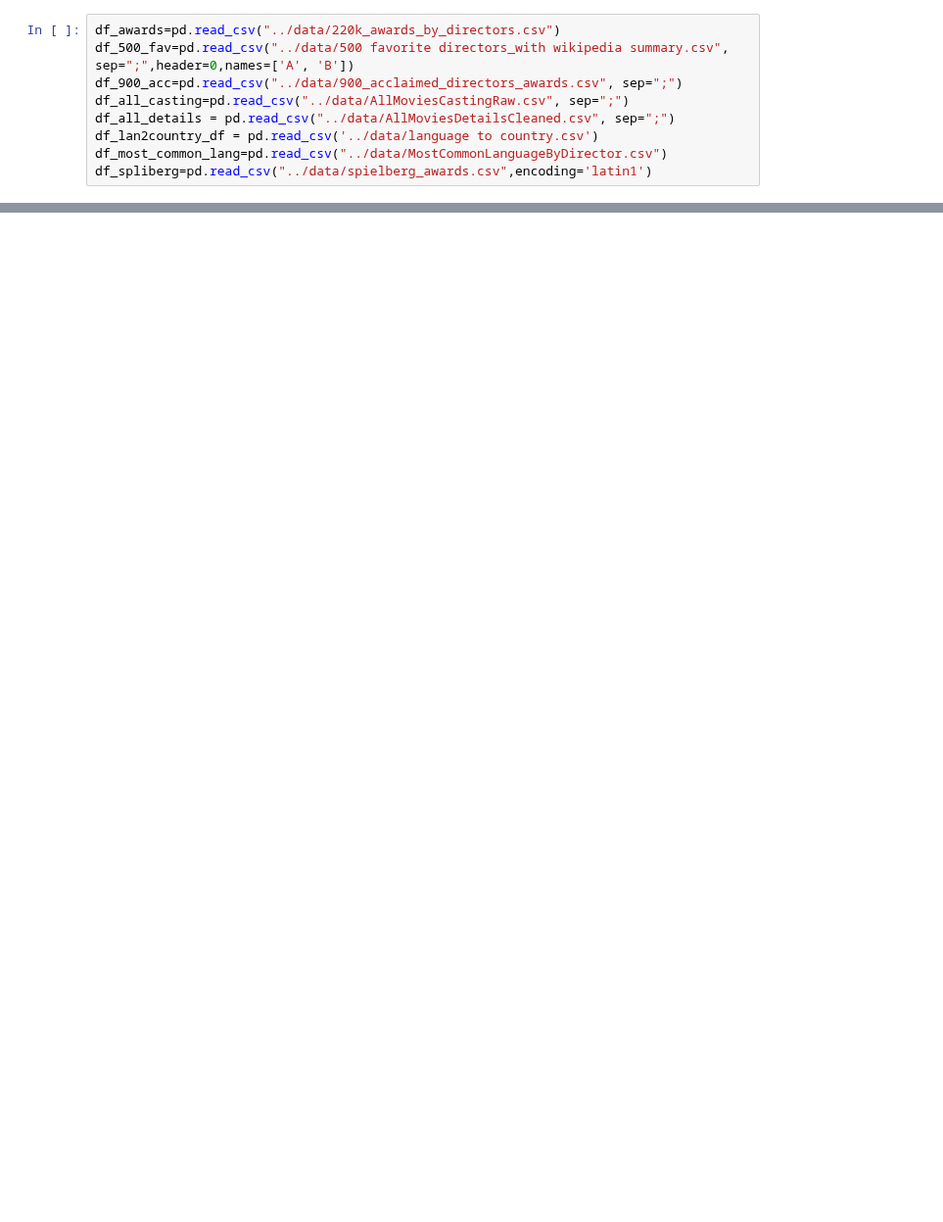
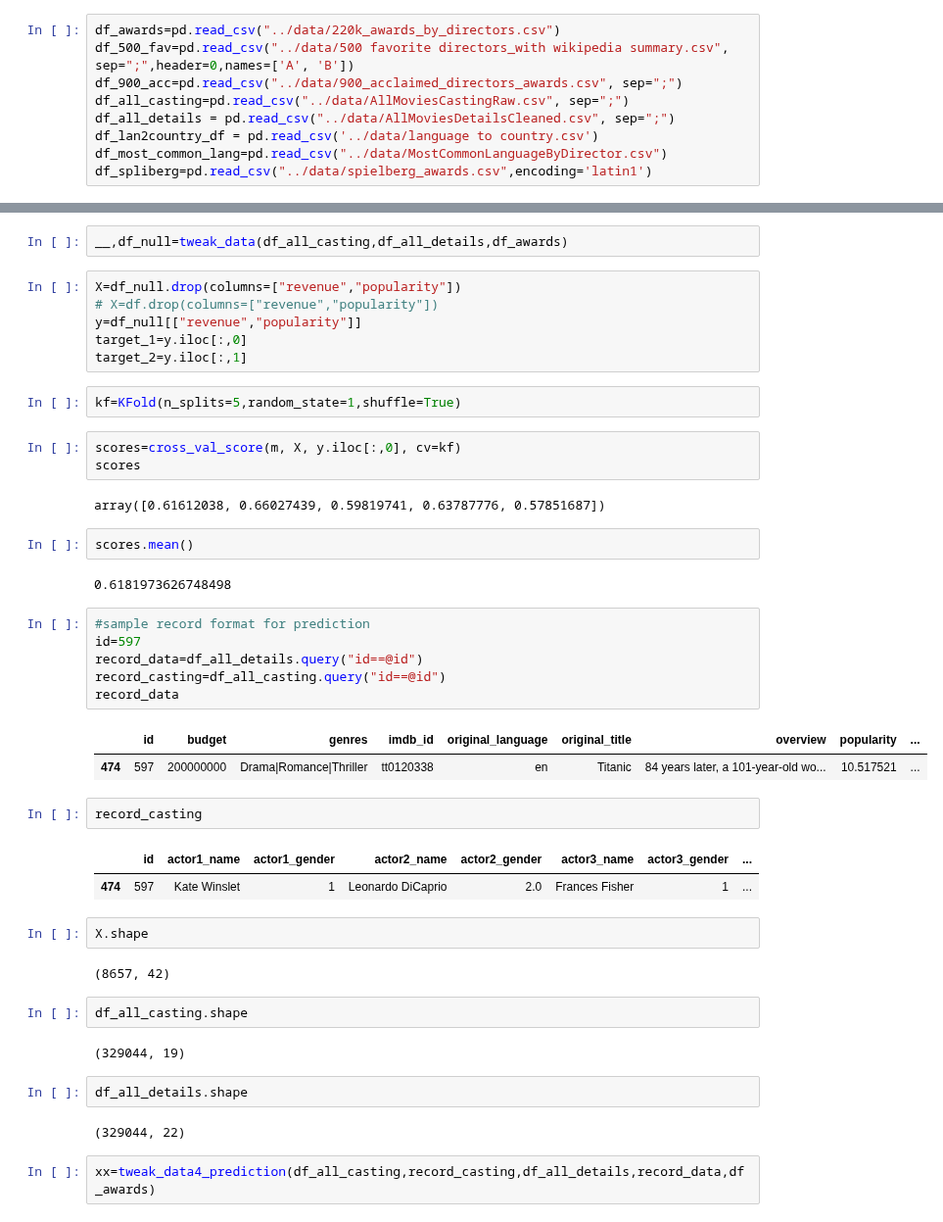
Before and after one commit to scienclick/pde_cap_mrp_zagros, a Jupyter notebook: notebooks/as.ipynb, the cells around one changed output, grey strips where cells are left out. Shown at 98% size. Saved outputs shown, nothing was run; the diff lists cells and outputs as text; blank space fills up the shorter version.

```diff
--- a/notebooks/as.ipynb
+++ b/notebooks/as.ipynb
@@ -27,0 +316,47 @@ df_awards
+# %%
+__,df_null=tweak_data(df_all_casting,df_all_details,df_awards)
+# %%
+X=df_null.drop(columns=["revenue","popularity"])
+# X=df.drop(columns=["revenue","popularity"])
+y=df_null[["revenue","popularity"]]
+target_1=y.iloc[:,0]
+target_2=y.iloc[:,1]
+# %%
+kf=KFold(n_splits=5,random_state=1,shuffle=True)
+# %%
+scores=cross_val_score(m, X, y.iloc[:,0], cv=kf)
+scores
+# %% [output]
+array([0.61612038, 0.66027439, 0.59819741, 0.63787776, 0.57851687])
+# %%
+scores.mean()
+# %% [output]
+0.6181973626748498
+# %%
+#sample record format for prediction
+id=597
+record_data=df_all_details.query("id==@id")
+record_casting=df_all_casting.query("id==@id")
+record_data
+# %% [output]
+|  | id | budget | genres | imdb_id | original_language | original_title | overview | popularity | ... |
+| 474 | 597 | 200000000 | Drama|Romance|Thriller | tt0120338 | en | Titanic | 84 years later, a 101-year-old wo... | 10.517521 | ... |
+# %%
+record_casting
+# %% [output]
+|  | id | actor1_name | actor1_gender | actor2_name | actor2_gender | actor3_name | actor3_gender | ... |
+| 474 | 597 | Kate Winslet | 1 | Leonardo DiCaprio | 2.0 | Frances Fisher | 1 | ... |
+# %%
+X.shape
+# %% [output]
+(8657, 42)
+# %%
+df_all_casting.shape
+# %% [output]
+(329044, 19)
+# %%
+df_all_details.shape
+# %% [output]
+(329044, 22)
+# %%
+xx=tweak_data4_prediction(df_all_casting,record_casting,df_all_details,record_data,df_awards)
```
Also changed, not shown: parts of 13 cells of this notebook, 8 other files.
